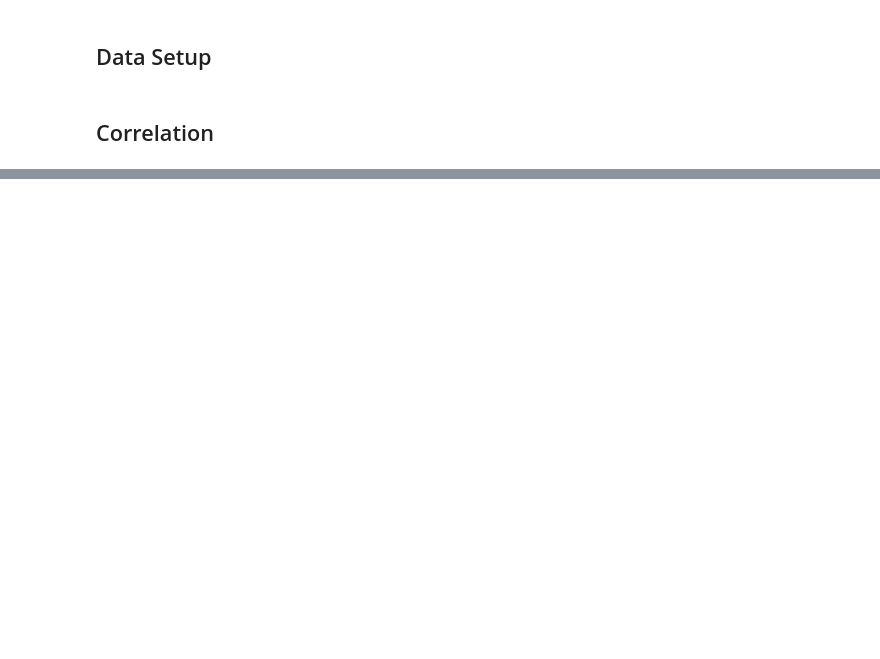
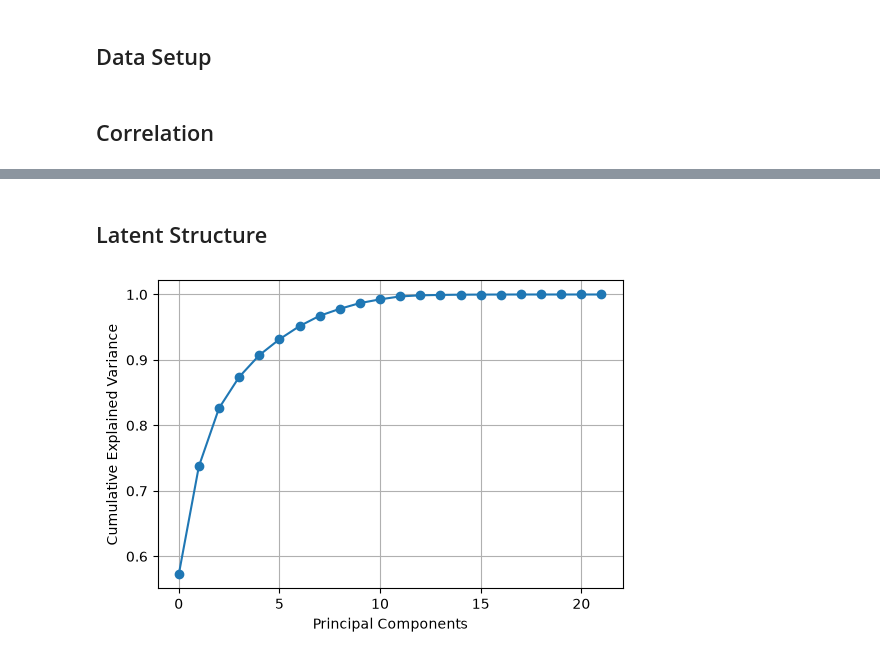
Before and after one commit to jkmathilda/proctor_prediction, a Jupyter notebook: data_analysis.ipynb, the cells around one changed output, grey strips where cells are left out. Drawn from its saved outputs; the diff is of its cells as text; code cells hidden in the pictures; blank space fills up the shorter version.

```diff
--- a/data_analysis.ipynb
+++ b/data_analysis.ipynb
@@ -174,0 +262,3 @@ mi_df
+# %%
+params_av = df.columns.drop(['hyd_cond_kf_m_s', 'hyd_cond_hyd_gradient', 'atterberg_liquid_limit_pct',
+                             'atterberg_plastic_limit_pct', 'loss_on_ignition_pct', 'ip', 'id', 'proctor_mdd_g_cm3', 'proctor_owc_pct'])
@@ -174,0 +309,29 @@ mi_df
+# %% [markdown]
+## Latent Structure
+# %%
+X = df[params_av]
+
+# Remove targets if included
+X = X.drop(columns=["proctor_mdd_g_cm3", "proctor_owc_pct"],
+           errors="ignore")
+
+X = X.fillna(X.median())
+
+X_scaled = StandardScaler().fit_transform(X)
+
+pca = PCA()
+
+X_pca = pca.fit_transform(X_scaled)
+# %%
+plt.figure(figsize=(6,4))
+
+plt.plot(
+    np.cumsum(pca.explained_variance_ratio_),
+    marker="o"
+)
+
+plt.xlabel("Principal Components")
+plt.ylabel("Cumulative Explained Variance")
+plt.grid(True)
+# %% [output]
+[figure, added]
```
Also changed, not shown: parts of 16 cells of this notebook, 1 other file.
